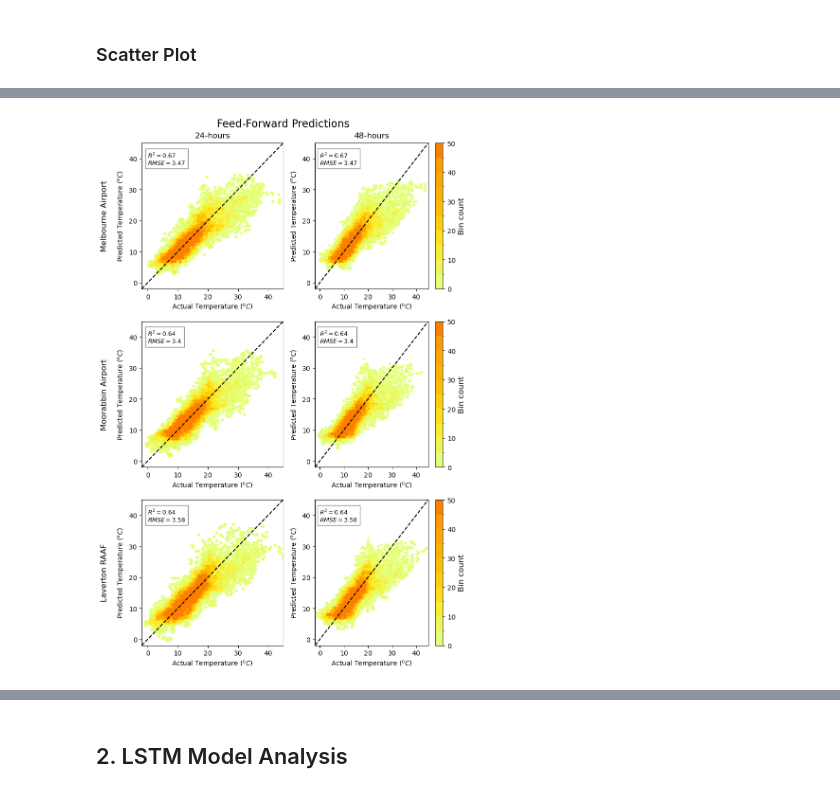
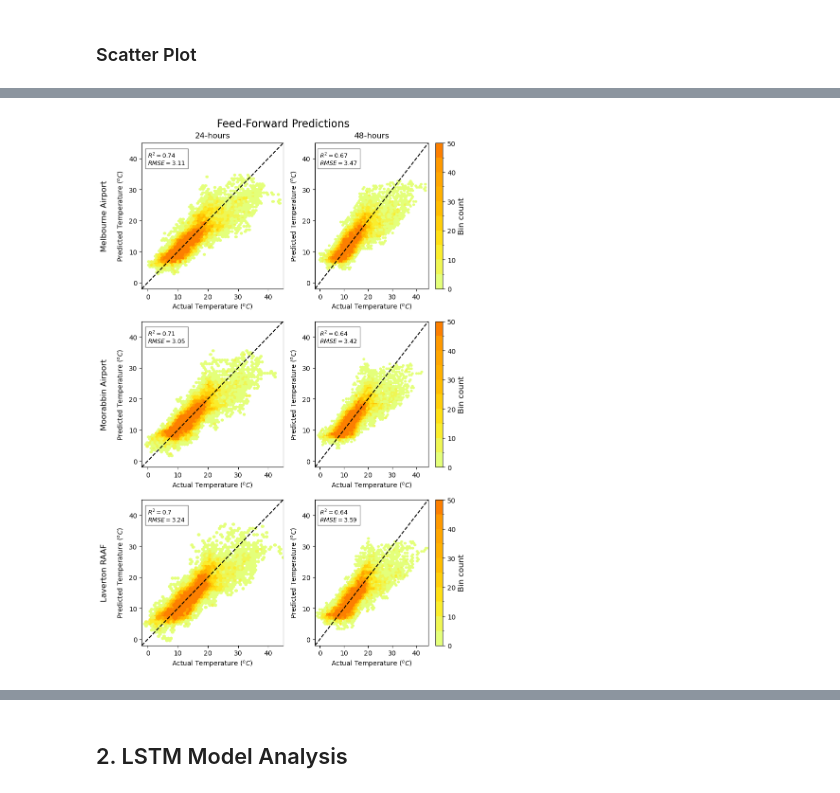
Before and after one commit to vihanw/UrbanWeatherPrediction, a Jupyter notebook: Model_Output_Analysis.ipynb, the cells around one changed output, grey strips where cells are left out. Cells and saved outputs as stored; diff of their text form; code cells hidden in the pictures.

```diff
--- a/Model_Output_Analysis.ipynb
+++ b/Model_Output_Analysis.ipynb
@@ -45,10 +45,10 @@ for s in range(len(stations)):
     obs_48 = data['Measured_48'].to_numpy()
     preds_48 = data['Prediction_48'].to_numpy()
 
-    r2_24 = r2_score(obs_24, preds_48)
+    r2_24 = r2_score(obs_24, preds_24)
     r2_48 = r2_score(obs_48, preds_48)
-    mse_24 = mean_squared_error(obs_24, preds_48, squared=False)
-    mse_48 = mean_squared_error(obs_24, preds_48, squared=False)
+    mse_24 = mean_squared_error(obs_24, preds_24, squared=False)
+    mse_48 = mean_squared_error(obs_48, preds_48, squared=False)
 
     axes[idx, 0].scatter(obs_24, preds_24, marker='.')
     axes[idx, 0].plot([-2, 45],[-2, 45], 'k--')
@@ -113,10 +113,10 @@ for s in range(len(stations)):
     obs_48 = data['Measured_48'].to_numpy()
     preds_48 = data['Prediction_48'].to_numpy()
 
-    r2_24 = r2_score(obs_24, preds_48)
+    r2_24 = r2_score(obs_24, preds_24)
     r2_48 = r2_score(obs_48, preds_48)
-    mse_24 = mean_squared_error(obs_24, preds_48, squared=False)
-    mse_48 = mean_squared_error(obs_24, preds_48, squared=False)
+    mse_24 = mean_squared_error(obs_24, preds_24, squared=False)
+    mse_48 = mean_squared_error(obs_48, preds_48, squared=False)
 
     ## Hexbins
     bounds = np.arange(0,55,5)
@@ -139,31 +139,31 @@ for s in range(len(stations)):
     hb = axes[idx, 1].hexbin(obs_48, preds_48, gridsize=50, cmap=cmap, mincnt=1, norm=norm)
     # cb = fig.colorbar(hb, ax=axes[idx,1], cmap=cmap, spacing='uniform', norm=norm)
     # cb.ax.tick_params(labelsize=12)
     # cb.set_label(label='Bin count', fontsize=12)
     axes[idx, 1].plot([-2, 45],[-2, 45], 'k--')
     axes[idx, 1].set_ylabel("Predicted Temperature ($^oC$)")
     axes[idx, 1].set_xlabel("Actual Temperature ($^oC$)")
     axes[idx, 1].set_xlim(-2, 45)
     axes[idx, 1].set_ylim(-2, 45)
     eval_string = f"$R^2={np.round(r2_48,2)}$ \n$RMSE={np.round(mse_48,2)}$"
     axes[idx, 1].text(0,38,eval_string, fontsize=9, bbox=dict(facecolor='white', alpha=0.5, edgecolor='black'))
 
     idx += 1
 
 cols = ['24-hours', '48-hours']
 for ax, col in zip(axes[0], cols):
     ax.annotate(col, xy=(0.5, 1), xytext=(0, 8),
                 xycoords='axes fraction', textcoords='offset points',
                 size='large', ha='center', va='baseline')
 
 for ax, row in zip(axes[:,0], stations):
     ax.annotate(row, xy=(0, 0.5), xytext=(-ax.yaxis.labelpad - 10, 0),
                 xycoords=ax.yaxis.label, textcoords='offset points',
                 size='large', ha='right', va='center', rotation=90)
 
 fig.suptitle(f"Feed-Forward Predictions", fontsize=16)
 fig.tight_layout()
 fig.savefig(f'{out_dir}feed_forward_performance_hexbin.png', dpi=500)
 plt.show()
 # %% [output]
-[figure, old version]
+[figure, new version]
```
Also changed, not shown: parts of 13 cells of this notebook, 8 other files.
